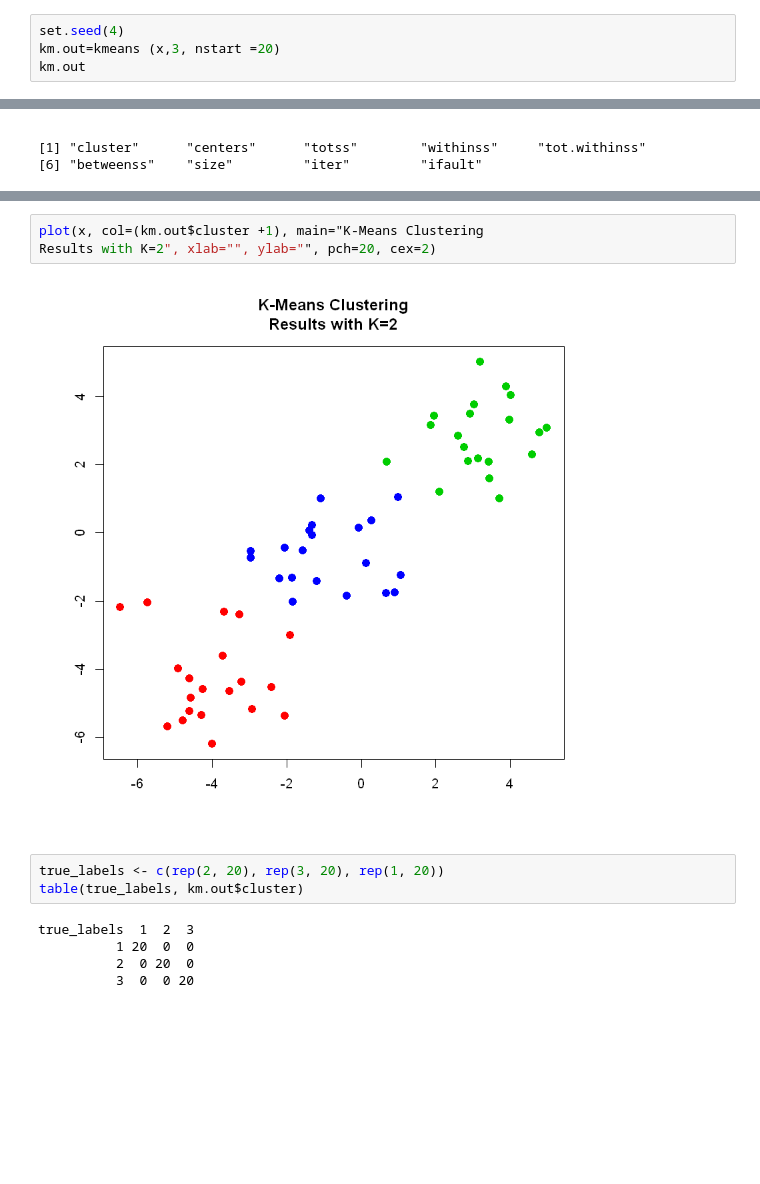
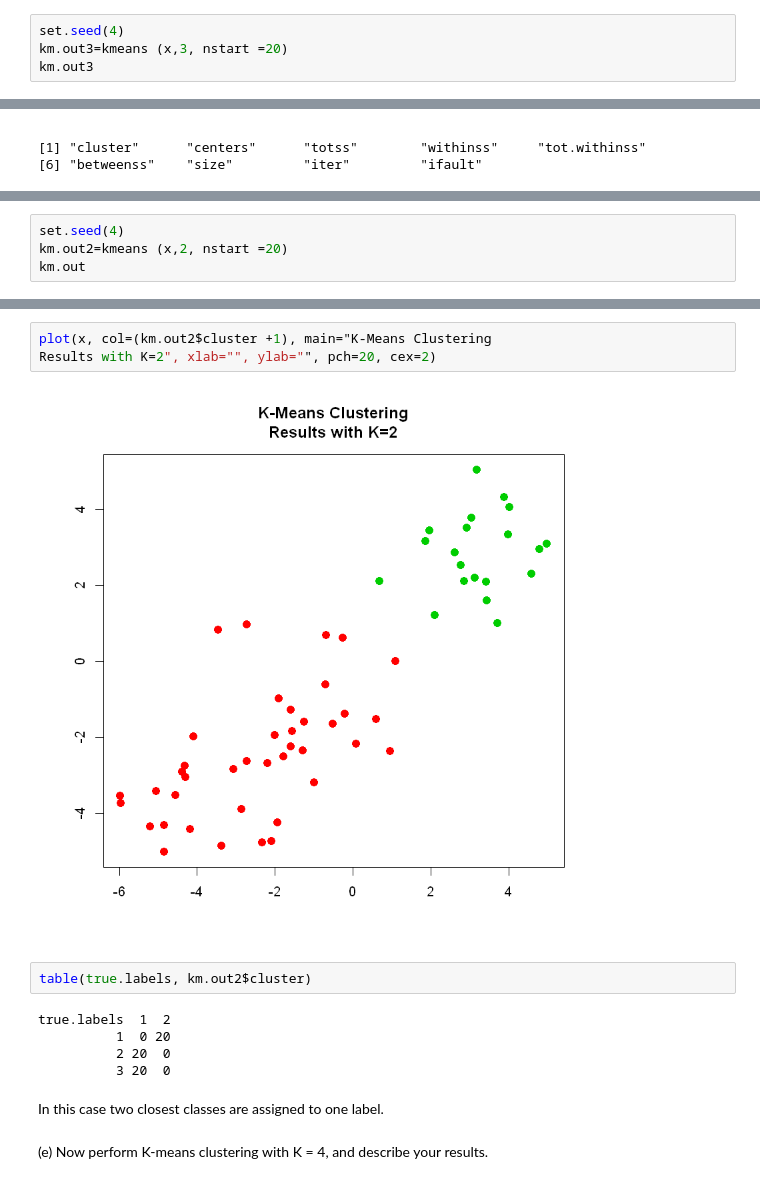
Before and after one commit to kuzn137/Statistical_problems, a Jupyter notebook: Ch10R.ipynb, the cells around one changed output, grey strips where cells are left out. Cells and saved outputs as stored; diff of their text form; blank space fills up the shorter version.

```diff
--- a/Ch10R.ipynb
+++ b/Ch10R.ipynb
@@ -284,8 +284,8 @@ lines(v1[41:60], v2[41:60], col="green")
 How well do the clusters that you obtained in K-means clustering compare to the true class labels?
 # %%
 set.seed(4)
-km.out=kmeans (x,3, nstart =20)
-km.out
+km.out3=kmeans (x,3, nstart =20)
+km.out3
 # %% [output]
 K-means clustering with 3 clusters of sizes 20, 20, 20
 
@@ -306,0 +324,4 @@ Available components:
+# %%
+set.seed(4)
+km.out2=kmeans (x,2, nstart =20)
+km.out
@@ -307,13 +346,17 @@ Available components:
 # %%
-plot(x, col=(km.out$cluster +1), main="K-Means Clustering
+plot(x, col=(km.out2$cluster +1), main="K-Means Clustering
 Results with K=2", xlab="", ylab="", pch=20, cex=2)
 # %% [output]
-[figure, old version]
+[figure, new version]
-# %%
-true_labels <- c(rep(2, 20), rep(3, 20), rep(1, 20))
-table(true_labels, km.out$cluster)
-# %% [output]
-true_labels  1  2  3
-          1 20  0  0
-          2  0 20  0
-          3  0  0 20
+# %%
+table(true.labels, km.out2$cluster)
+# %% [output]
+true.labels  1  2
+          1  0 20
+          2 20  0
+          3 20  0
+# %% [markdown]
+In this case two closest classes are assigned to one label.
+# %% [markdown]
+(e) Now perform K-means clustering with K = 4, and describe your
+results.
```
Also changed, not shown: parts of 9 cells of this notebook.
